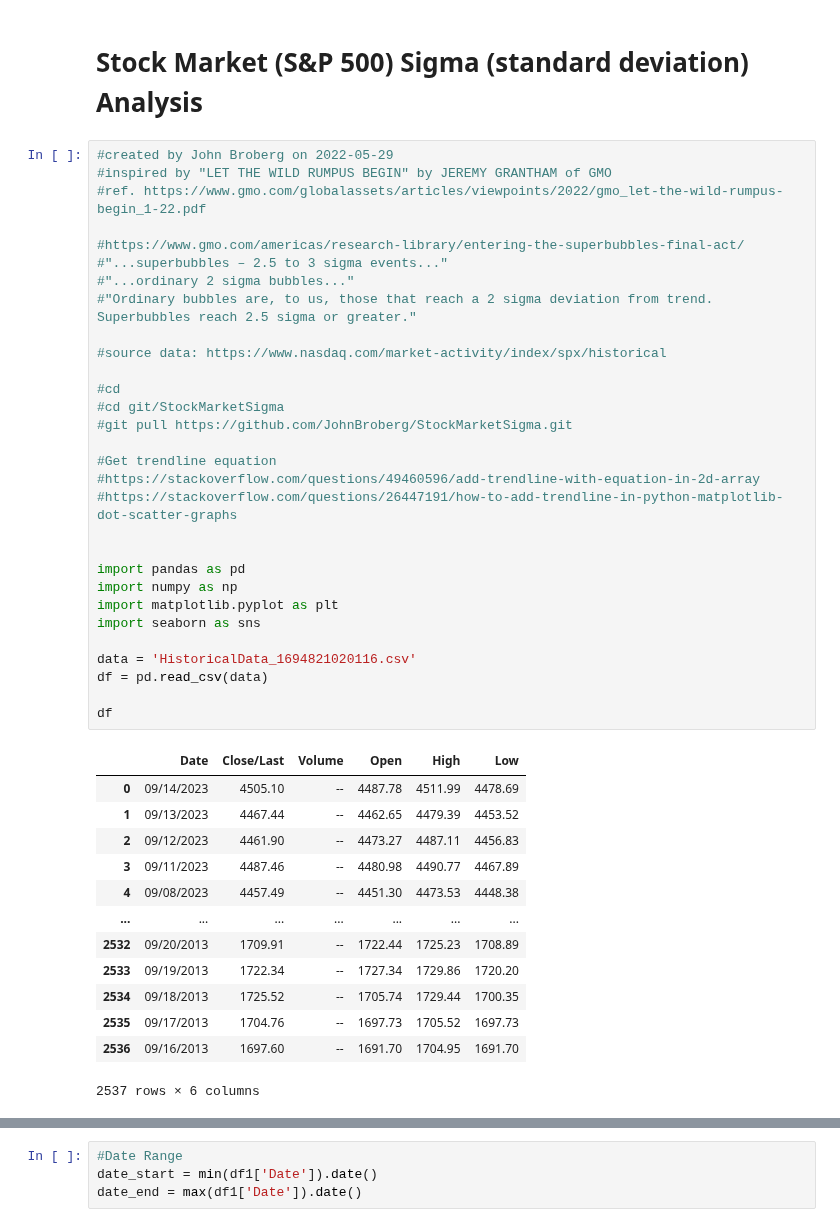
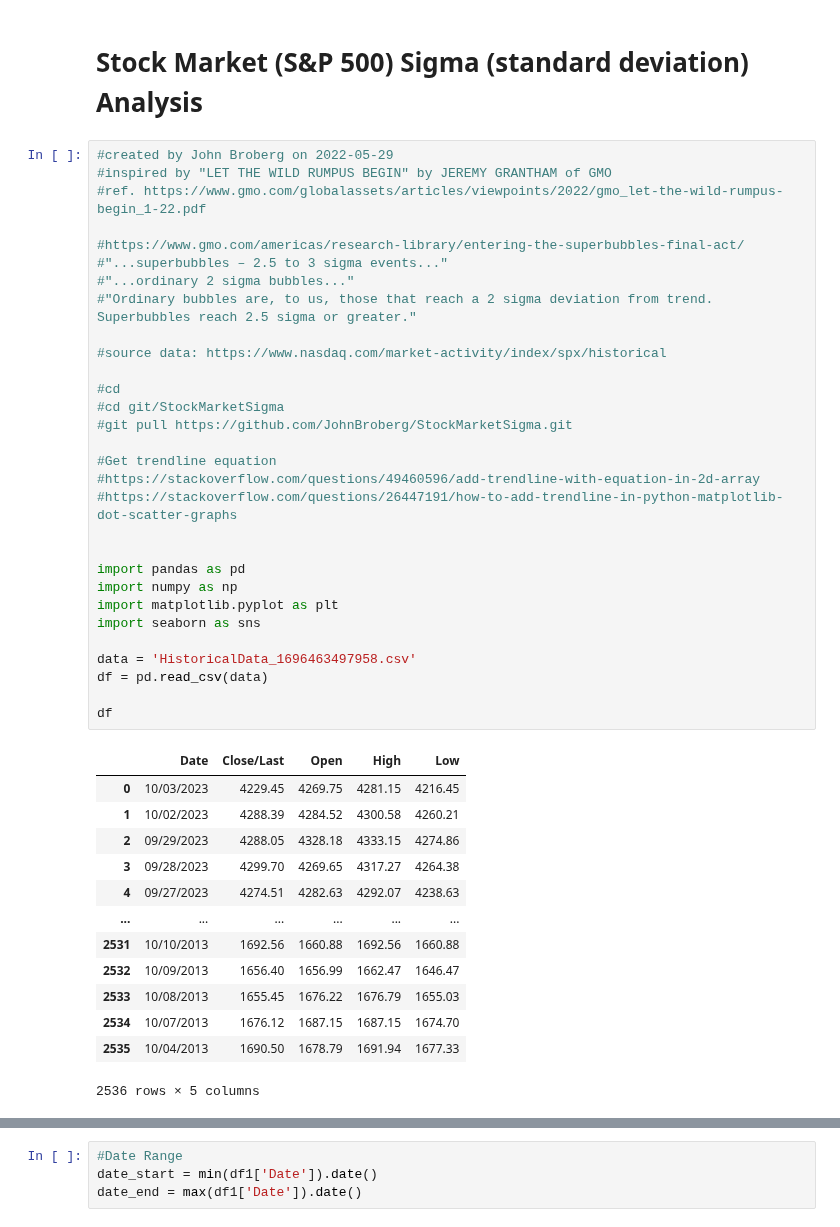
Before and after one commit to JohnBroberg/StockMarketSigma, a Jupyter notebook: StockMarketSigma.ipynb, the cells around one changed output, grey strips where cells are left out. Drawn from its saved outputs; the diff is of its cells as text.

```diff
--- a/StockMarketSigma.ipynb
+++ b/StockMarketSigma.ipynb
@@ -3,47 +3,47 @@
 # %%
 #created by John Broberg on 2022-05-29
 #inspired by "LET THE WILD RUMPUS BEGIN" by JEREMY GRANTHAM of GMO
 #ref. https://www.gmo.com/globalassets/articles/viewpoints/2022/gmo_let-the-wild-rumpus-begin_1-22.pdf
 
 #https://www.gmo.com/americas/research-library/entering-the-superbubbles-final-act/
 #"...superbubbles – 2.5 to 3 sigma events..."
 #"...ordinary 2 sigma bubbles..."
 #"Ordinary bubbles are, to us, those that reach a 2 sigma deviation from trend. Superbubbles reach 2.5 sigma or greater."
 
 #source data: https://www.nasdaq.com/market-activity/index/spx/historical
 
 #cd
 #cd git/StockMarketSigma
 #git pull https://github.com/JohnBroberg/StockMarketSigma.git
 
 #Get trendline equation
 #https://stackoverflow.com/questions/49460596/add-trendline-with-equation-in-2d-array
 #https://stackoverflow.com/questions/26447191/how-to-add-trendline-in-python-matplotlib-dot-scatter-graphs
 
 
 import pandas as pd
 import numpy as np
 import matplotlib.pyplot as plt
 import seaborn as sns
 
-data = 'HistoricalData_1694821020116.csv'
+data = 'HistoricalData_1696463497958.csv'
 df = pd.read_csv(data)
 
 df
 # %% [output]
-|  | Date | Close/Last | Volume | Open | High | Low |
-| 0 | 09/14/2023 | 4505.10 | -- | 4487.78 | 4511.99 | 4478.69 |
-| 1 | 09/13/2023 | 4467.44 | -- | 4462.65 | 4479.39 | 4453.52 |
-| 2 | 09/12/2023 | 4461.90 | -- | 4473.27 | 4487.11 | 4456.83 |
-| 3 | 09/11/2023 | 4487.46 | -- | 4480.98 | 4490.77 | 4467.89 |
-| 4 | 09/08/2023 | 4457.49 | -- | 4451.30 | 4473.53 | 4448.38 |
-| ... | ... | ... | ... | ... | ... | ... |
-| 2532 | 09/20/2013 | 1709.91 | -- | 1722.44 | 1725.23 | 1708.89 |
-| 2533 | 09/19/2013 | 1722.34 | -- | 1727.34 | 1729.86 | 1720.20 |
-| 2534 | 09/18/2013 | 1725.52 | -- | 1705.74 | 1729.44 | 1700.35 |
-| 2535 | 09/17/2013 | 1704.76 | -- | 1697.73 | 1705.52 | 1697.73 |
-| 2536 | 09/16/2013 | 1697.60 | -- | 1691.70 | 1704.95 | 1691.70 |
+|  | Date | Close/Last | Open | High | Low |
+| 0 | 10/03/2023 | 4229.45 | 4269.75 | 4281.15 | 4216.45 |
+| 1 | 10/02/2023 | 4288.39 | 4284.52 | 4300.58 | 4260.21 |
+| 2 | 09/29/2023 | 4288.05 | 4328.18 | 4333.15 | 4274.86 |
+| 3 | 09/28/2023 | 4299.70 | 4269.65 | 4317.27 | 4264.38 |
+| 4 | 09/27/2023 | 4274.51 | 4282.63 | 4292.07 | 4238.63 |
+| ... | ... | ... | ... | ... | ... |
+| 2531 | 10/10/2013 | 1692.56 | 1660.88 | 1692.56 | 1660.88 |
+| 2532 | 10/09/2013 | 1656.40 | 1656.99 | 1662.47 | 1646.47 |
+| 2533 | 10/08/2013 | 1655.45 | 1676.22 | 1676.79 | 1655.03 |
+| 2534 | 10/07/2013 | 1676.12 | 1687.15 | 1687.15 | 1674.70 |
+| 2535 | 10/04/2013 | 1690.50 | 1678.79 | 1691.94 | 1677.33 |
-2537 rows × 6 columns
+2536 rows × 5 columns
 # %%
 df.describe()
 # %% [output]
```
Also changed, not shown: parts of 16 cells of this notebook, 2 other files.
